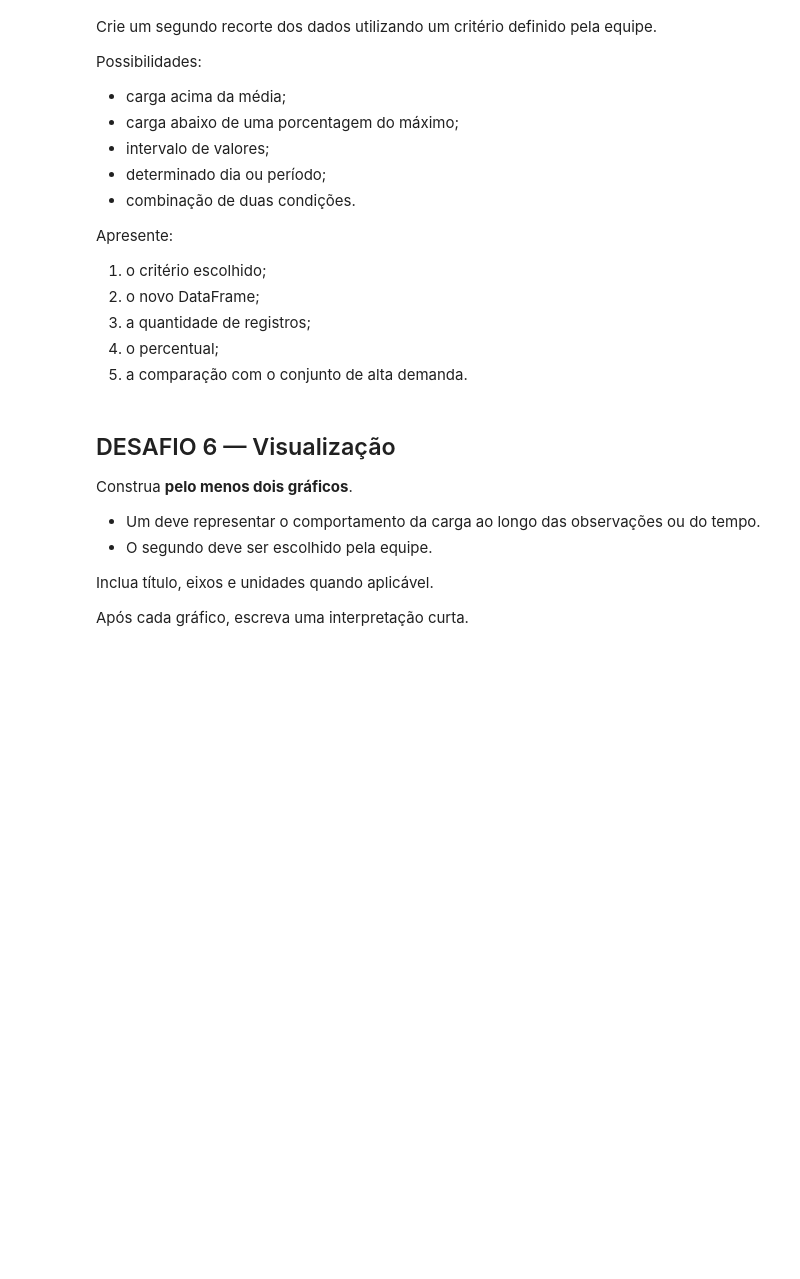
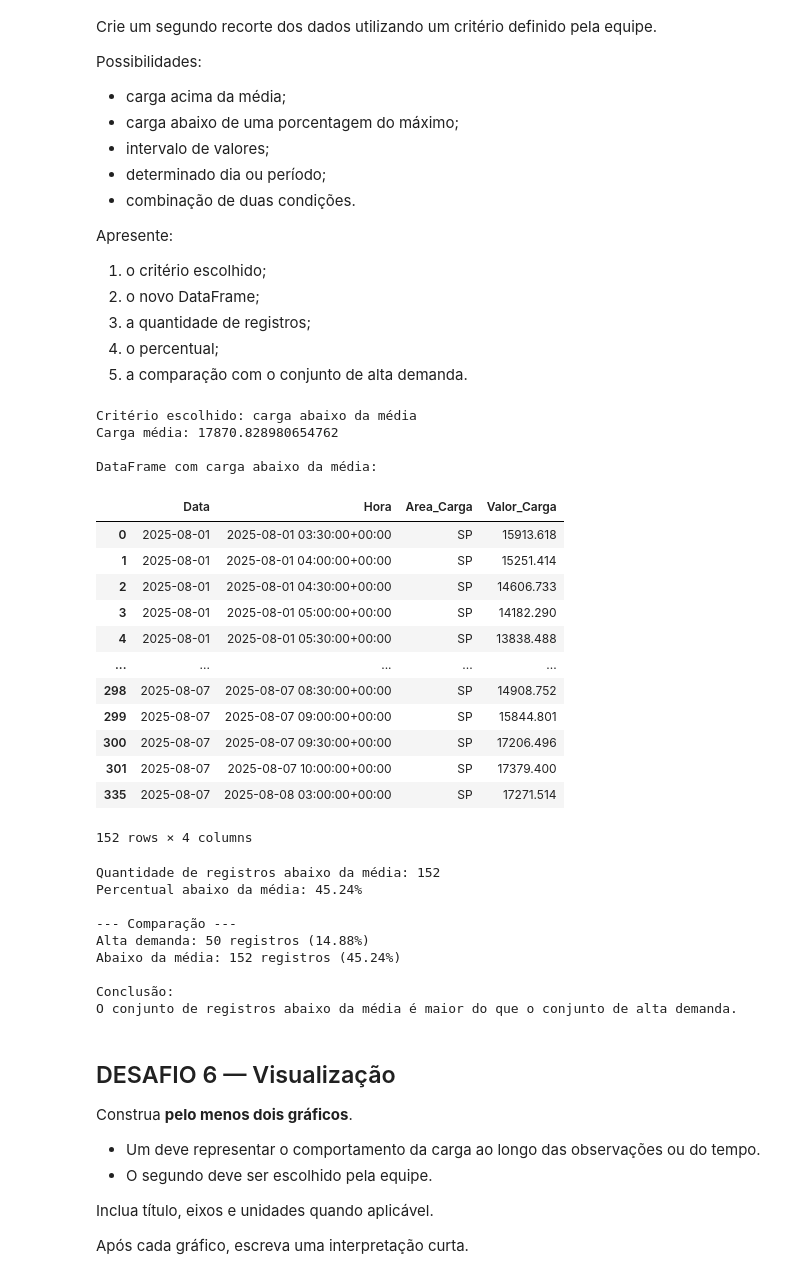
Before and after one commit to pedrosampaiom2007-gif/cp1-Andre, a Jupyter notebook: Desafio_Final_Energia_ONS_API_Final.ipynb, the cells around one changed output. Saved outputs shown, nothing was run; the diff lists cells and outputs as text; code cells hidden in the pictures; blank space fills up the shorter version.

```diff
--- a/Desafio_Final_Energia_ONS_API_Final.ipynb
+++ b/Desafio_Final_Energia_ONS_API_Final.ipynb
@@ -413,3 +411,83 @@ Apresente:
+# %%
+# Desenvolva aqui o DESAFIO 5
+
+# 1. Critério escolhido: Registros com Valor_Carga abaixo da média
+
+print("Critério escolhido: carga abaixo da média")
+print("Carga média:", carga_media)
+
+abaixo_da_media = necessario[
+    necessario["Valor_Carga"] < carga_media
+].copy()
+
+print("\nDataFrame com carga abaixo da média:")
+display(abaixo_da_media)
+
+
+# 2. Quantidade de registros, percentual e comparações
+quantidade_abaixo_media = abaixo_da_media["Valor_Carga"].count()
+
+print("\nQuantidade de registros abaixo da média:",
+      quantidade_abaixo_media)
+
+percentual_abaixo_media = (
+    quantidade_abaixo_media / medições
+) * 100
+
+print("Percentual abaixo da média:",
+      f"{percentual_abaixo_media:.2f}%")
+
+print("\n--- Comparação ---")
+
+print(
+    f"Alta demanda: {quantidade_alta_demanda} registros "
+    f"({percentual_alta_demanda:.2f}%)"
+)
+
+print(
+    f"Abaixo da média: {quantidade_abaixo_media} registros "
+    f"({percentual_abaixo_media:.2f}%)"
+)
+
+print("\nConclusão:")
+
+if quantidade_abaixo_media > quantidade_alta_demanda:
+    print(
+        "O conjunto de registros abaixo da média é maior "
+        "do que o conjunto de alta demanda."
+    )
+else:
+    print(
+        "O conjunto de registros de alta demanda é maior "
+        "do que o conjunto abaixo da média."
+    )
+# %% [output]
+Critério escolhido: carga abaixo da média
+Carga média: 17870.828980654762
+
+DataFrame com carga abaixo da média:
+|  | Data | Hora | Area_Carga | Valor_Carga |
+| 0 | 2025-08-01 | 2025-08-01 03:30:00+00:00 | SP | 15913.618 |
+| 1 | 2025-08-01 | 2025-08-01 04:00:00+00:00 | SP | 15251.414 |
+| 2 | 2025-08-01 | 2025-08-01 04:30:00+00:00 | SP | 14606.733 |
+| 3 | 2025-08-01 | 2025-08-01 05:00:00+00:00 | SP | 14182.290 |
+| 4 | 2025-08-01 | 2025-08-01 05:30:00+00:00 | SP | 13838.488 |
+| ... | ... | ... | ... | ... |
+| 298 | 2025-08-07 | 2025-08-07 08:30:00+00:00 | SP | 14908.752 |
+| 299 | 2025-08-07 | 2025-08-07 09:00:00+00:00 | SP | 15844.801 |
+| 300 | 2025-08-07 | 2025-08-07 09:30:00+00:00 | SP | 17206.496 |
+| 301 | 2025-08-07 | 2025-08-07 10:00:00+00:00 | SP | 17379.400 |
+| 335 | 2025-08-07 | 2025-08-08 03:00:00+00:00 | SP | 17271.514 |
+152 rows × 4 columns
+Quantidade de registros abaixo da média: 152
+Percentual abaixo da média: 45.24%
+
+--- Comparação ---
+Alta demanda: 50 registros (14.88%)
+Abaixo da média: 152 registros (45.24%)
+
+Conclusão:
+O conjunto de registros abaixo da média é maior do que o conjunto de alta demanda.
 # %% [markdown]
 ## DESAFIO 6 — Visualização
 
```
Also changed, not shown: parts of 3 cells of this notebook.
